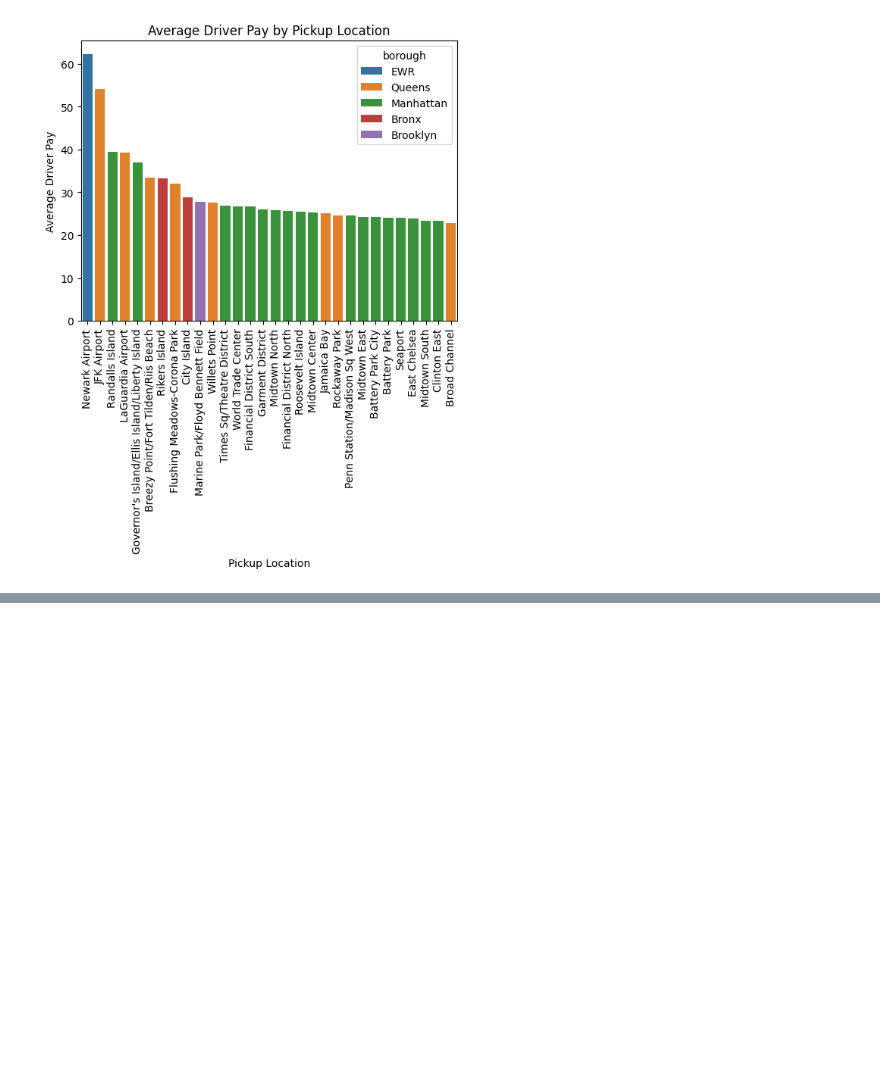
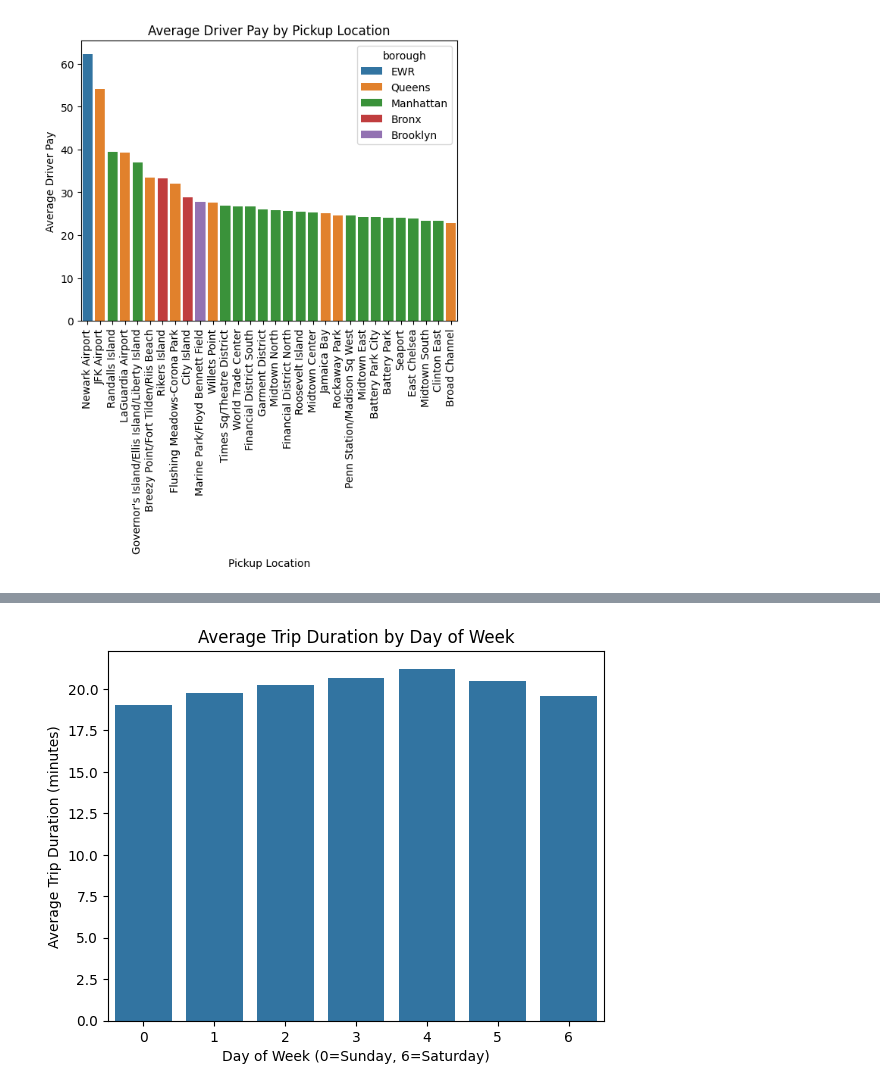
Before and after one commit to 4ct1o/nyc-tlc-interactive-heatmap, a Jupyter notebook: 02_notebooks/01_eda.ipynb, the cells around one changed output, grey strips where cells are left out. Saved outputs shown, nothing was run; the diff lists cells and outputs as text; code cells hidden in the pictures; blank space fills up the shorter version.

```diff
--- a/02_notebooks/01_eda.ipynb
+++ b/02_notebooks/01_eda.ipynb
@@ -204,0 +236,18 @@ plt.show()
+# %%
+# Average trip duration by day of week
+
+average_trip_duration_by_day_of_week = con.execute(
+"""
+SELECT AVG(trip_time)/60 AS average_trip_duration,
+       STRFTIME('%w', pickup_datetime) AS day_of_week
+FROM trip_data
+GROUP BY day_of_week
+""").df().sort_values(by='day_of_week')
+# %%
+sns.barplot(data=average_trip_duration_by_day_of_week, x='day_of_week', y='average_trip_duration')
+plt.title('Average Trip Duration by Day of Week')
+plt.xlabel('Day of Week (0=Sunday, 6=Saturday)')
+plt.ylabel('Average Trip Duration (minutes)')
+plt.show()
+# %% [output]
+[figure, added]
```
Also changed, not shown: parts of 11 cells of this notebook.
